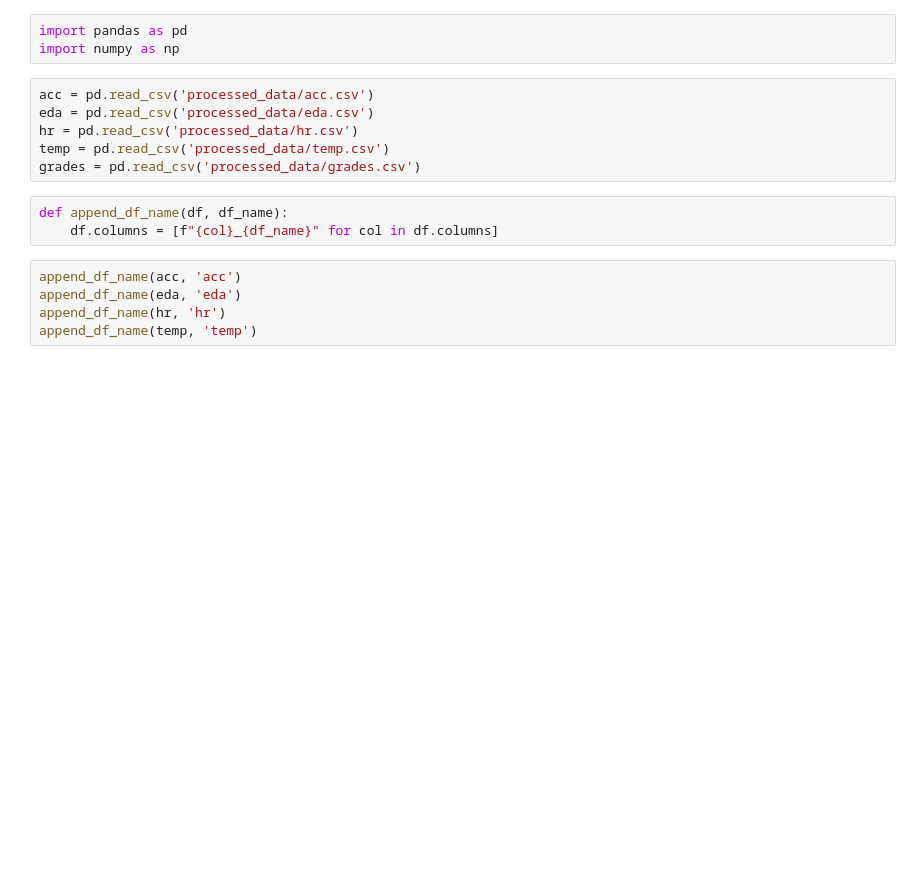
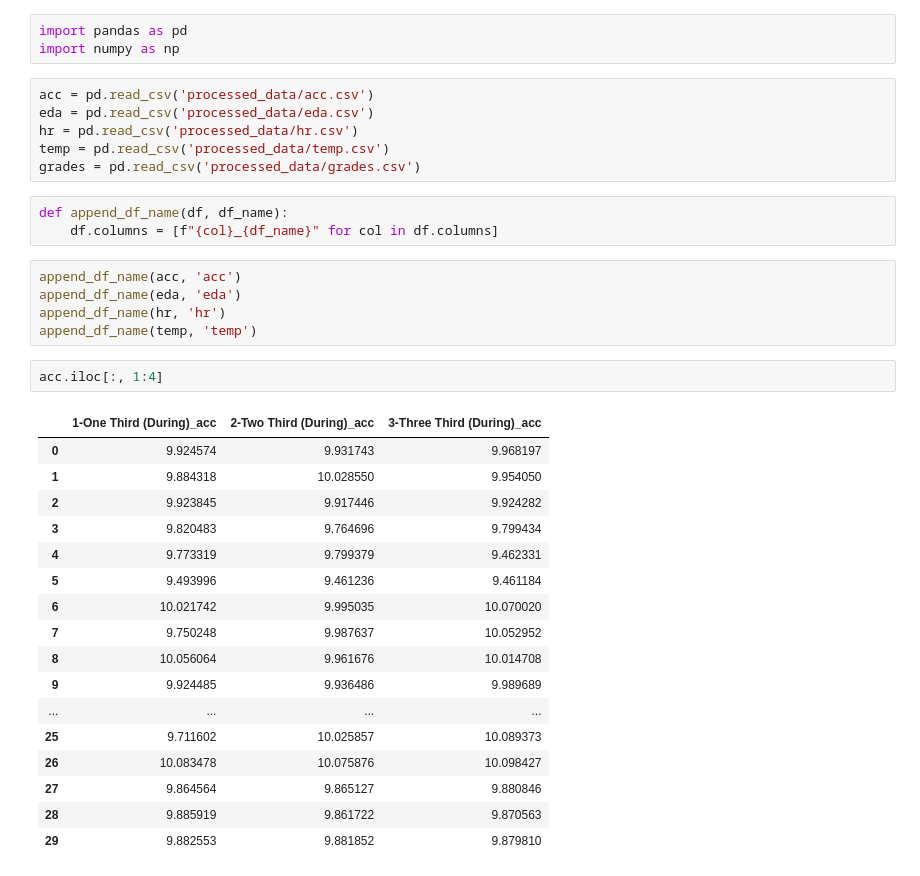
Before and after one commit to kiwwifruit/project3, a Jupyter notebook: project3.ipynb, the cells around one changed output. Drawn from its saved outputs; the diff is of its cells as text; blank space fills up the shorter version.

```diff
--- a/project3.ipynb
+++ b/project3.ipynb
@@ -15,4 +15,24 @@ append_df_name(acc, 'acc')
 append_df_name(eda, 'eda')
 append_df_name(hr, 'hr')
 append_df_name(temp, 'temp')
+# %%
+acc.iloc[:, 1:4]
+# %% [output]
+|  | 1-One Third (During)_acc | 2-Two Third (During)_acc | 3-Three Third (During)_acc |
+| 0 | 9.924574 | 9.931743 | 9.968197 |
+| 1 | 9.884318 | 10.028550 | 9.954050 |
+| 2 | 9.923845 | 9.917446 | 9.924282 |
+| 3 | 9.820483 | 9.764696 | 9.799434 |
+| 4 | 9.773319 | 9.799379 | 9.462331 |
+| 5 | 9.493996 | 9.461236 | 9.461184 |
+| 6 | 10.021742 | 9.995035 | 10.070020 |
+| 7 | 9.750248 | 9.987637 | 10.052952 |
+| 8 | 10.056064 | 9.961676 | 10.014708 |
+| 9 | 9.924485 | 9.936486 | 9.989689 |
+| ... | ... | ... | ... |
+| 25 | 9.711602 | 10.025857 | 10.089373 |
+| 26 | 10.083478 | 10.075876 | 10.098427 |
+| 27 | 9.864564 | 9.865127 | 9.880846 |
+| 28 | 9.885919 | 9.861722 | 9.870563 |
+| 29 | 9.882553 | 9.881852 | 9.879810 |
 # %%
```
Also changed, not shown: parts of 11 cells of this notebook, 4 other files.
